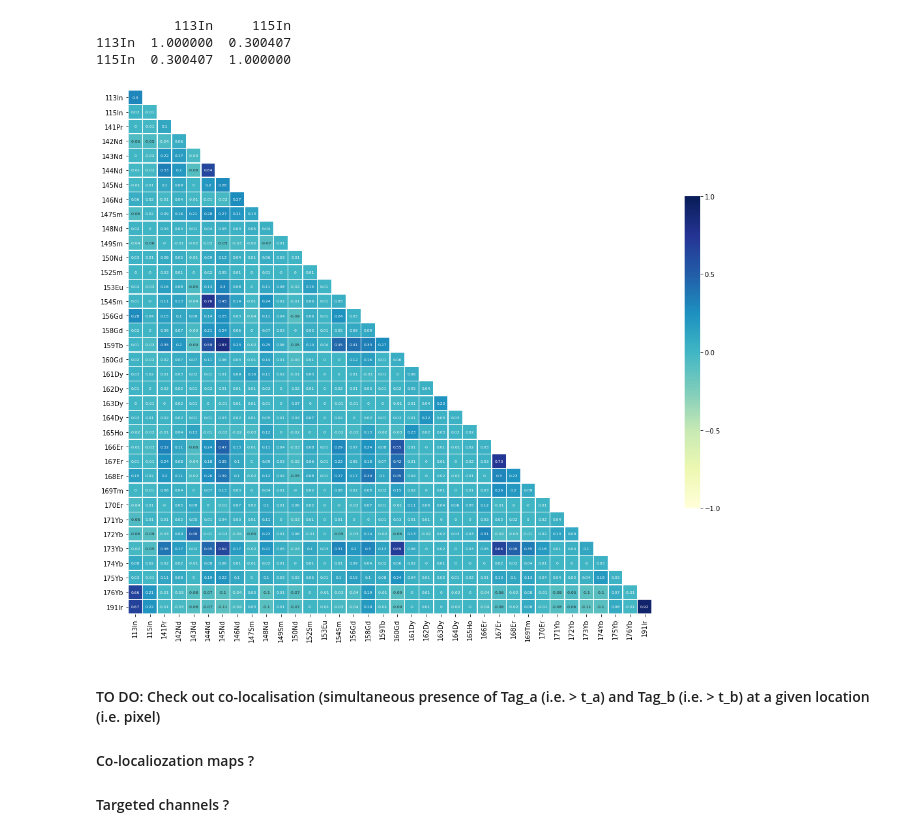
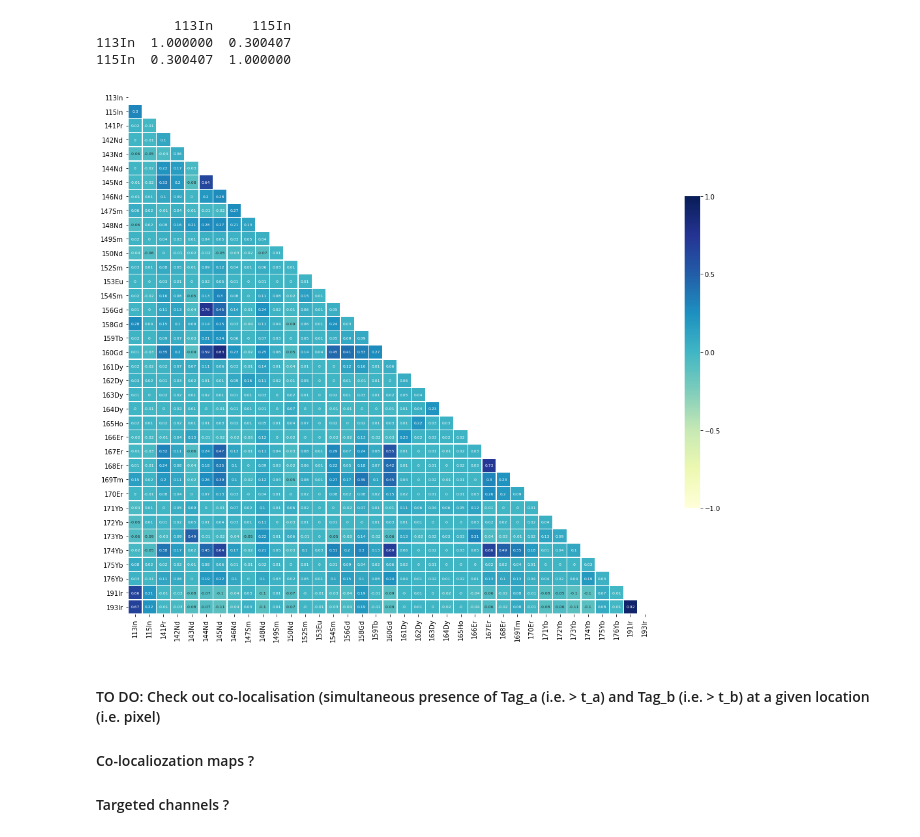
Before and after one commit to arvidl/BMED320-imaging-mass-cytometry-ml, a Jupyter notebook: notebooks/imc-case-damond-2019/read-analyze-case-6126-E08-ajia-4.ipynb, the cells around one changed output. Saved outputs shown, nothing was run; the diff lists cells and outputs as text; code cells hidden in the pictures.

Commit message:
corrected error in correlation plot, notebook 4

```diff
--- a/notebooks/imc-case-damond-2019/read-analyze-case-6126-E08-ajia-4.ipynb
+++ b/notebooks/imc-case-damond-2019/read-analyze-case-6126-E08-ajia-4.ipynb
@@ -330,8 +288,8 @@ mask = np.zeros_like(corr_matrix, dtype=np.bool)
 mask[np.triu_indices_from(mask)]= True
 
 # adjust mask and df
-mask = mask[1:, :-1]
-corr = corr_matrix.iloc[1:,:-1].copy()
+#mask = mask[1:, :-1]
+#corr = corr_matrix.iloc[1:,:-1].copy()
 # %% [output]
           113In     115In
 113In  1.000000  0.300407
@@ -339,33 +297,33 @@ corr = corr_matrix.iloc[1:,:-1].copy()
 # %%
 fig_fn = '%s/BMED320_experiments_case6126_E08_channel_pearson_correlation.pdf' % fn_fig_base
 
 cmap = 'YlGnBu'
 #cmap = 'coolwarm'
 
 f, ax = plt.subplots(figsize=(18, 22))
 
-heatmap = sns.heatmap(corr.round(decimals=2),
+heatmap = sns.heatmap(corr_matrix.round(decimals=2),
                       mask = mask,
                       square = True,
                       linewidths = .5,
                       cmap = cmap,
                       cbar_kws = {'shrink': .4,
                                 'ticks' : [-1, -.5, 0, 0.5, 1]},
                       vmin = -1,
                       vmax = 1,
                       annot = True,
                       annot_kws = {"size": 6})
 
 #add the column names as labels
-ax.set_yticklabels(corr.columns, rotation = 0)
-ax.set_xticklabels(corr.columns)
+ax.set_yticklabels(corr_matrix.columns, rotation = 0)
+ax.set_xticklabels(corr_matrix.columns)
 
 sns.set_style({'xtick.bottom': True}, {'ytick.left': True})
 #heatmap.get_figure().savefig(‘heatmap.png’, bbox_inches=’tight’)
 
 plt.savefig(fig_fn, bbox_inches='tight')
 # %% [output]
-[figure, old version]
+[figure, new version]
 # %% [markdown]
 #### TO DO:  Check out co-localisation (simultaneous presence of Tag_a (i.e. > t_a) and Tag_b (i.e. > t_b) at a given location (i.e. pixel)
 #### Co-localiozation maps ?
```
Also changed, not shown: parts of 4 cells of this notebook.
